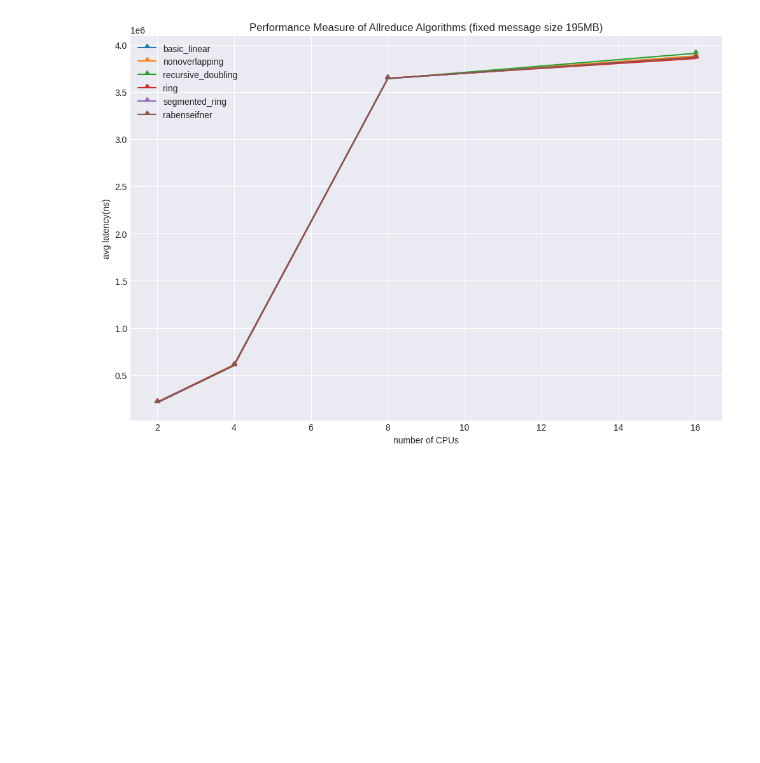
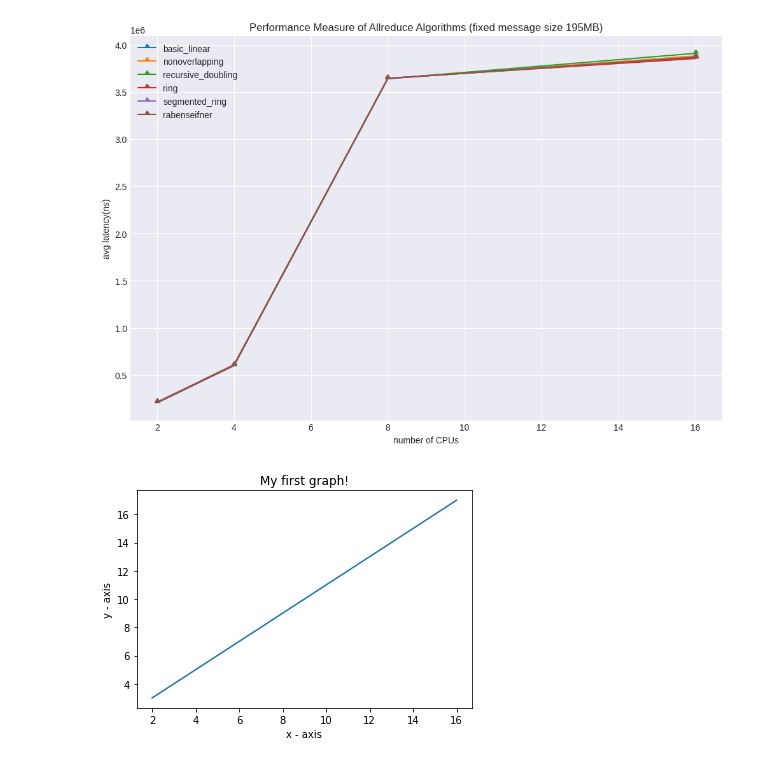
Before and after one commit to dexhunter/allreduce-experiments, a Jupyter notebook: visualize.ipynb, the cells around one changed output. Drawn from its saved outputs; the diff is of its cells as text; code cells hidden in the pictures; blank space fills up the shorter version.

```diff
--- a/visualize.ipynb
+++ b/visualize.ipynb
@@ -1072,3 +1072,44 @@ plt.savefig('imgs/fixed-size-195.png')
 plt.show()
 # %% [output]
 [figure]
+# %%
+# importing the required module
+import matplotlib.pyplot as plt
+import numpy as np
+
+# number of processes
+x = [2,4,8,16]
+
+# recursive doubling
+
+# 2*(alpha+n*gamma)+N*S*C
+
+
+
+# ring algorithm
+
+# 2 * (N-1) * (alpha+S/(NB)) + (N-1)*[(S/N)*C]
+
+# alpha
+#
+
+
+
+# latency time
+y = [3,5,9,17]
+
+# plotting the points
+plt.plot(x, y)
+
+# naming the x axis
+plt.xlabel('x - axis')
+# naming the y axis
+plt.ylabel('y - axis')
+
+# giving a title to my graph
+plt.title('My first graph!')
+
+# function to show the plot
+plt.show()
+# %% [output]
+[figure, added]
```
Also changed, not shown: parts of 5 cells of this notebook, 4 other files.
